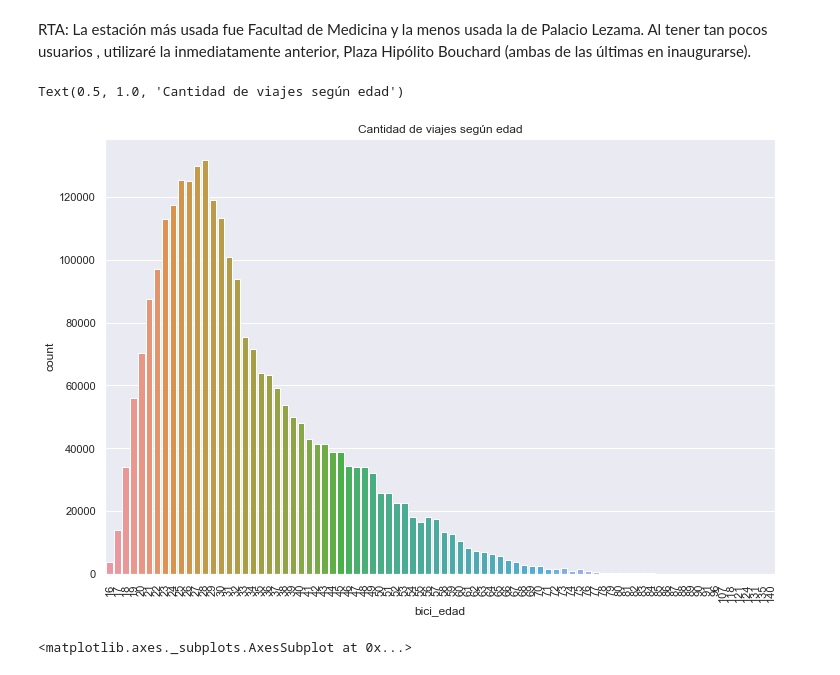
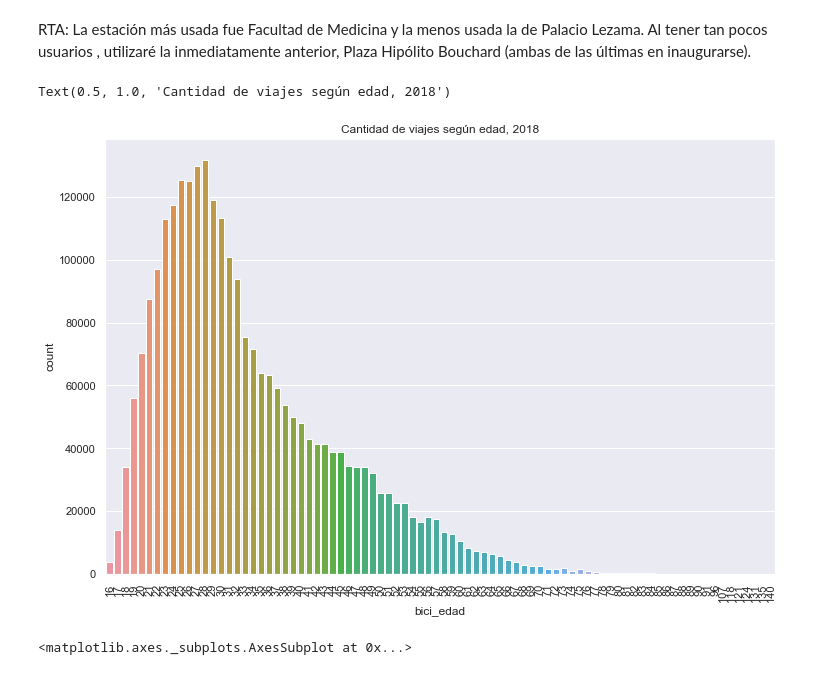
Before and after one commit to fpaterson/Acamica-Data-Science, a Jupyter notebook: Presentación personal/Presentación personal, dataset bicis.ipynb, the cells around one changed output. Cells and saved outputs as stored; diff of their text form; code cells hidden in the pictures.

Commit message:
Mejoré títulos de los gráficos

```diff
--- a/Presentación personal/Presentación personal, dataset bicis.ipynb
+++ b/Presentación personal/Presentación personal, dataset bicis.ipynb
@@ -156,13 +157,13 @@ RTA: La estación más usada fue Facultad de Medicina y la menos usada la de Pal
 # %%
 #3.2
 # %%
-#4. Esto requiere binning de la variable "bici_edad"
+#4.
 plt.xticks(rotation = 90)
 sns.set(style="darkgrid")
-sns.countplot("bici_edad", data=df).set_title("Cantidad de viajes según edad") #cómo eliminar los valores superiores del gráfico?
+sns.countplot("bici_edad", data=df).set_title("Cantidad de viajes según edad, 2018") #cómo eliminar los valores superiores del gráfico?
 # %% [output]
-Text(0.5, 1.0, 'Cantidad de viajes según edad')
+Text(0.5, 1.0, 'Cantidad de viajes según edad, 2018')
-[figure, old version]
+[figure, new version]
 # %%
 sns.set(style="darkgrid")
 sns.distplot(df["bici_edad"])
```
Also changed, not shown: parts of 5 cells of this notebook.
